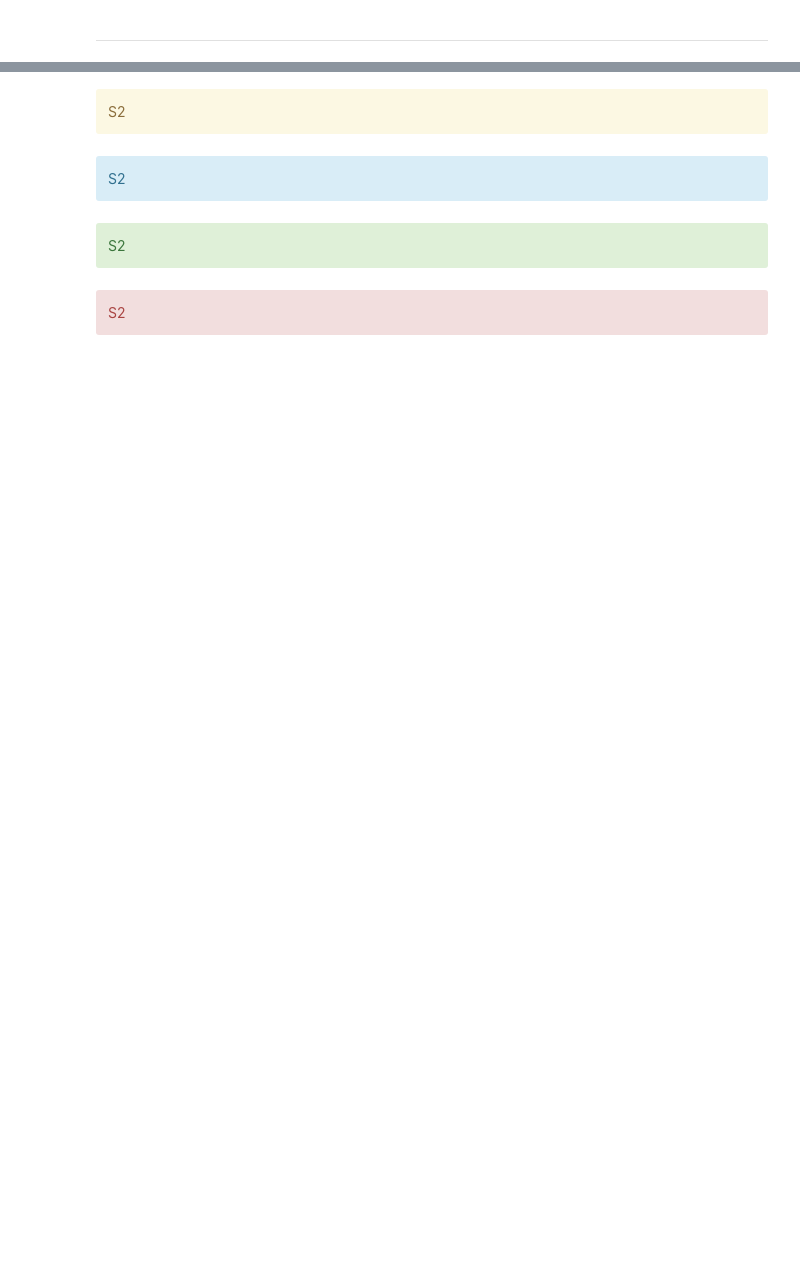
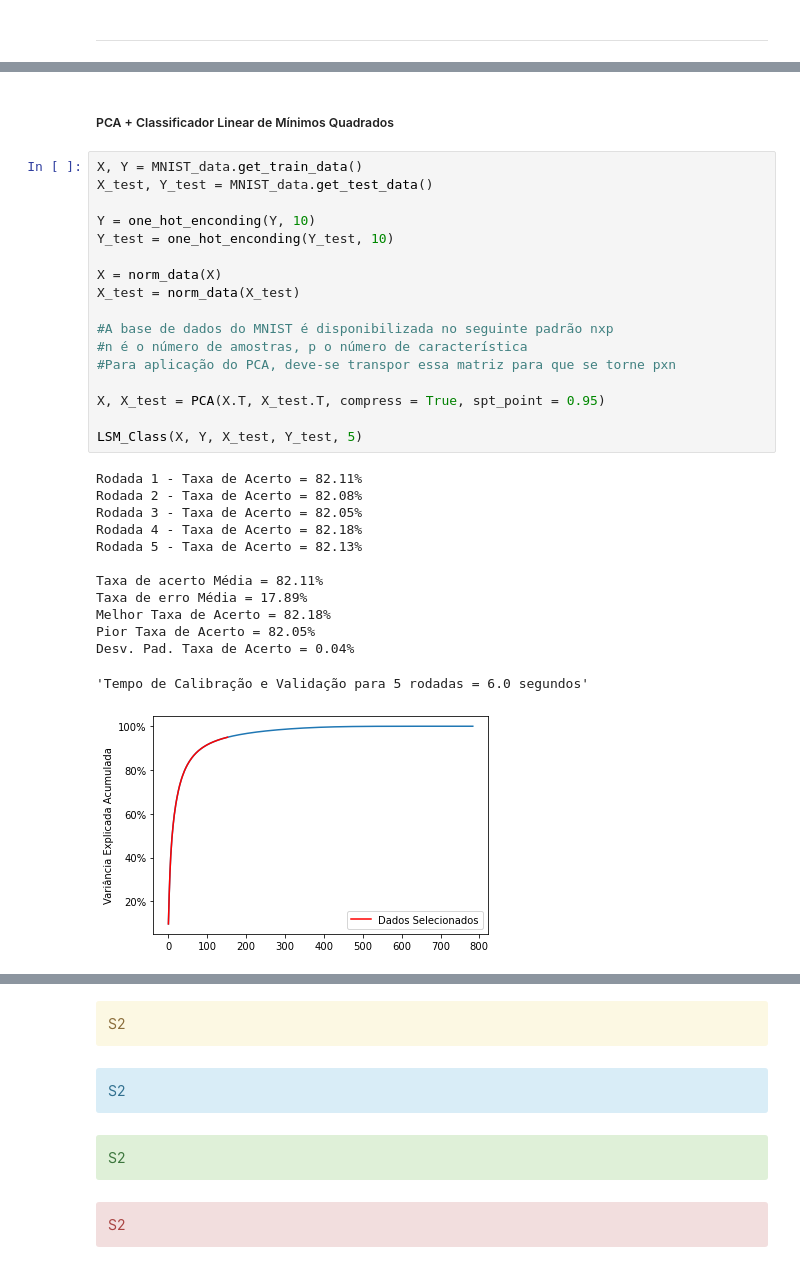
Before and after one commit to Ceduardosl/ICA, a Jupyter notebook: Projeto_Final/TC1_Q_01/TC1_Q_01.ipynb, the cells around one changed output, grey strips where cells are left out. Saved outputs shown, nothing was run; the diff lists cells and outputs as text; blank space fills up the shorter version.

```diff
--- a/Projeto_Final/TC1_Q_01/TC1_Q_01.ipynb
+++ b/Projeto_Final/TC1_Q_01/TC1_Q_01.ipynb
@@ -334,0 +378,33 @@ print(RMSE_ep)
+# %% [markdown]
+##### PCA + Classificador Linear de Mínimos Quadrados
+# %%
+X, Y = MNIST_data.get_train_data()
+X_test, Y_test = MNIST_data.get_test_data()
+
+Y = one_hot_enconding(Y, 10)
+Y_test = one_hot_enconding(Y_test, 10)
+
+X = norm_data(X)
+X_test = norm_data(X_test)
+
+#A base de dados do MNIST é disponibilizada no seguinte padrão nxp
+#n é o número de amostras, p o número de característica
+#Para aplicação do PCA, deve-se transpor essa matriz para que se torne pxn
+
+X, X_test = PCA(X.T, X_test.T, compress = True, spt_point = 0.95)
+
+LSM_Class(X, Y, X_test, Y_test, 5)
+# %% [output]
+Rodada 1 - Taxa de Acerto = 82.11%
+Rodada 2 - Taxa de Acerto = 82.08%
+Rodada 3 - Taxa de Acerto = 82.05%
+Rodada 4 - Taxa de Acerto = 82.18%
+Rodada 5 - Taxa de Acerto = 82.13%
+
+Taxa de acerto Média = 82.11%
+Taxa de erro Média = 17.89%
+Melhor Taxa de Acerto = 82.18%
+Pior Taxa de Acerto = 82.05%
+Desv. Pad. Taxa de Acerto = 0.04%
+'Tempo de Calibração e Validação para 5 rodadas = 6.0 segundos'
+[figure, added]
```
Also changed, not shown: parts of 19 cells of this notebook, 1 other file.
